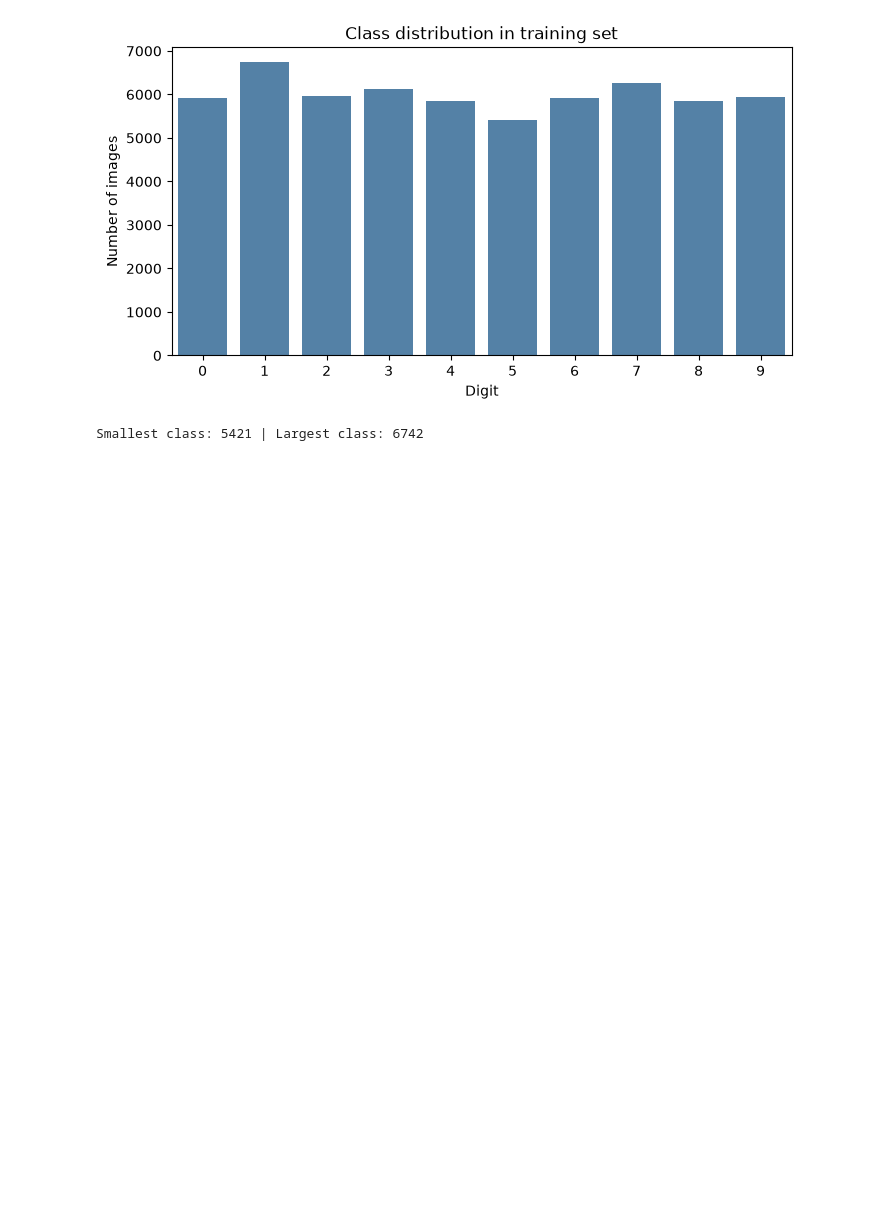
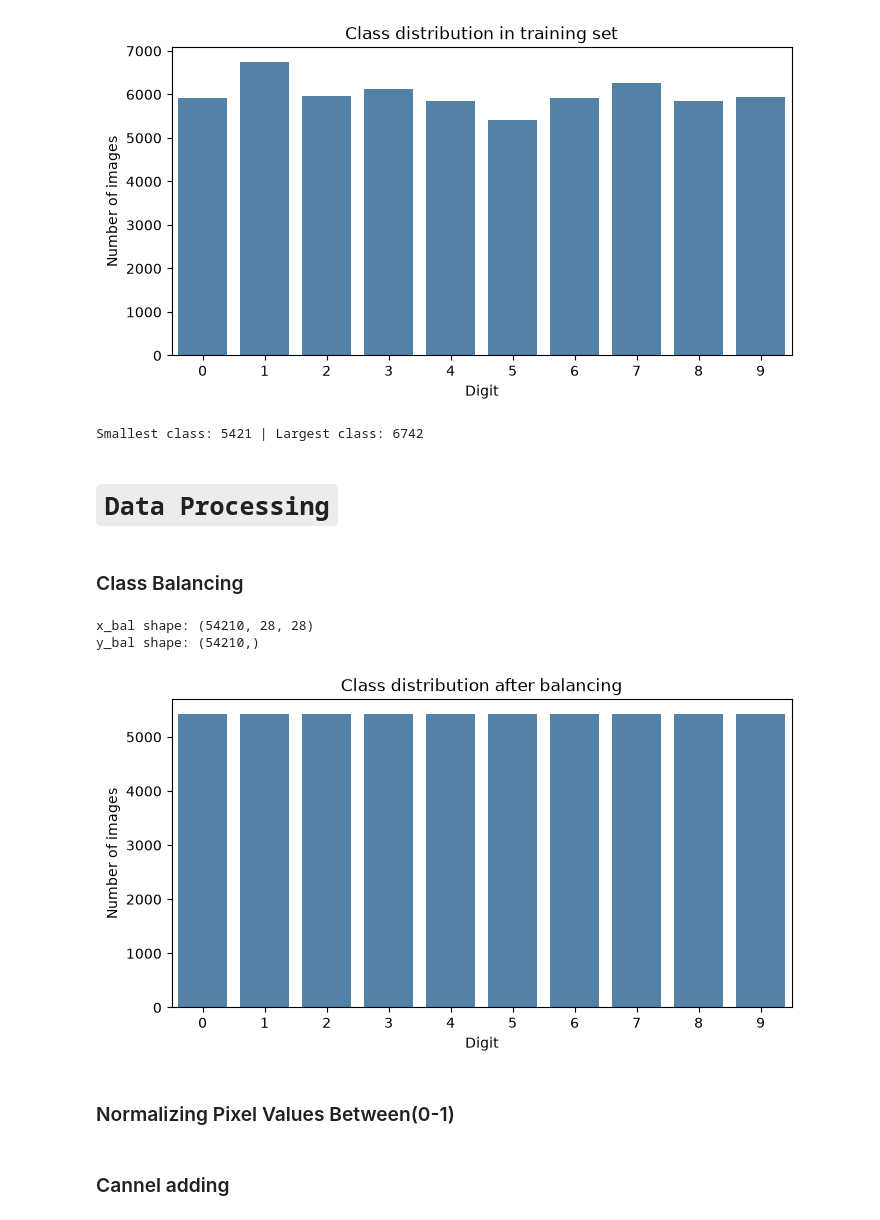
Before and after one commit to mrpaul-10/CodeAlpha_Handwritten_Character_Recognition, a Jupyter notebook: notebook/Handwritten_recognition.ipynb, the cells around one changed output. Cells and saved outputs as stored; diff of their text form; code cells hidden in the pictures; blank space fills up the shorter version.

Commit message:
Adding the data processing part

```diff
--- a/notebook/Handwritten_recognition.ipynb
+++ b/notebook/Handwritten_recognition.ipynb
@@ -120,3 +122,35 @@ large = counts.max()
 print('Smallest class:', small, '| Largest class:', large)
 # %% [output]
 Smallest class: 5421 | Largest class: 6742
+# %% [markdown]
+# `Data Processing`
+# %% [markdown]
+### Class Balancing
+# %%
+x_list = []
+y_list = []
+for digit in range(10):
+    imgs = x_train[y_train == digit][:small]
+    labels = y_train[y_train == digit][:small]
+    x_list.append(imgs)
+    y_list.append(labels)
+x_bal = np.concatenate(x_list)
+y_bal = np.concatenate(y_list)
+
+print('x_bal shape:', x_bal.shape)
+print('y_bal shape:', y_bal.shape)
+# %% [output]
+x_bal shape: (54210, 28, 28)
+y_bal shape: (54210,)
+# %%
+counts_bal = pd.Series(y_bal).value_counts().sort_index()
+plt.figure(figsize=(8, 4))
+sns.barplot(x=counts_bal.index, y=counts_bal.values, color='steelblue')
+plt.xlabel('Digit')
+plt.ylabel('Number of images')
+plt.title('Class distribution after balancing')
+plt.show()
+# %% [output]
+[figure, added]
+# %% [markdown]
+### Normalizing Pixel Values Between(0-1)
@@ -122,0 +160,2 @@ Smallest class: 5421 | Largest class: 6742
+# %% [markdown]
+### Cannel adding
```
Also changed, not shown: parts of 10 cells of this notebook.
